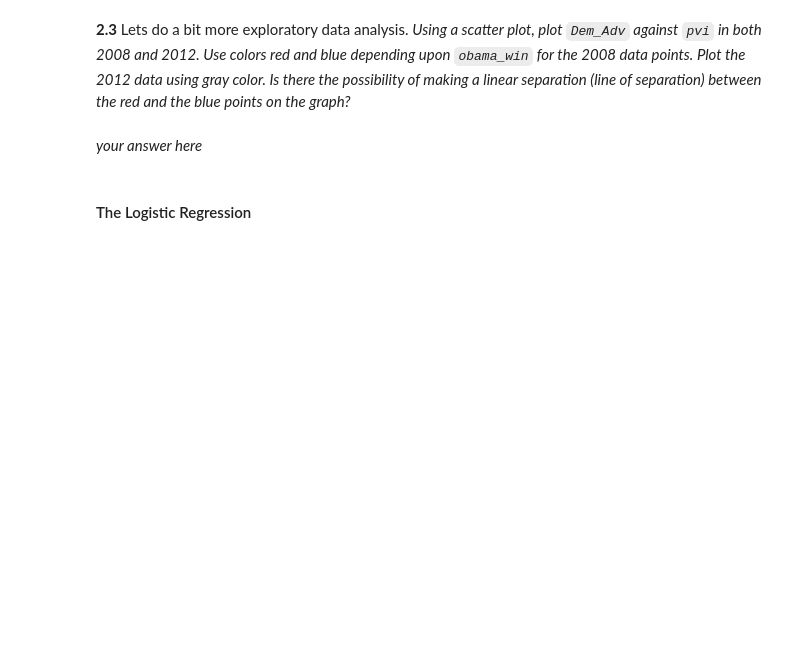
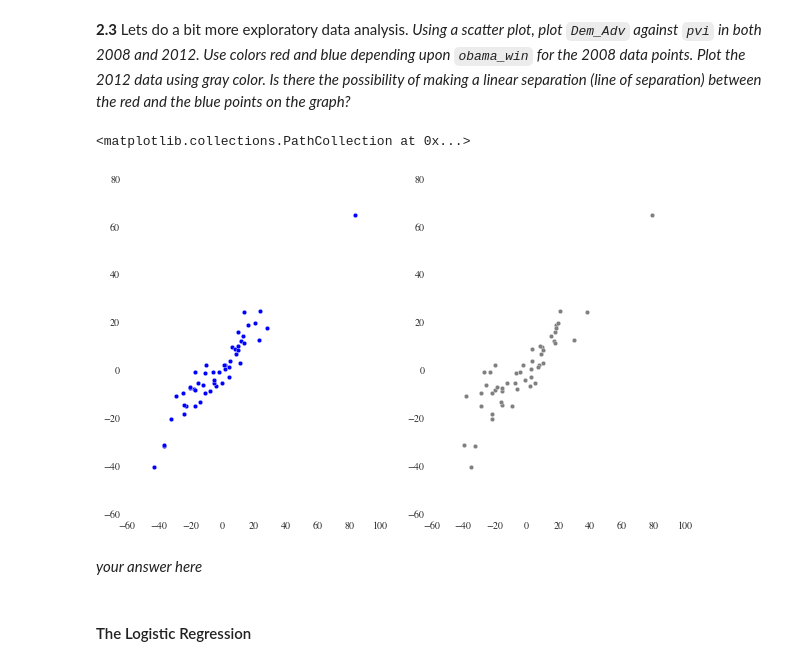
Before and after one commit to imantdaunhawer/content_2013, a Jupyter notebook: HW2.ipynb, the cells around one changed output. Drawn from its saved outputs; the diff is of its cells as text; code cells hidden in the pictures; blank space fills up the shorter version.

Commit message:
HW1 solved until 2.3 (excl). Continue at TODO

```diff
--- a/HW2.ipynb
+++ b/HW2.ipynb
@@ -877,3 +936,13 @@ results2012.head()
+# %%
+#your code here
+fig, axs = plt.subplots(1,2)
+axs[0].scatter(e2008.pvi, e2012.Dem_Adv)
+axs[1].scatter(e2012.pvi, e2012.Dem_Adv, c="gray")
+
+# TODO color the points in subplot 1 by color (republican vs democrat)
+# %% [output]
+<matplotlib.collections.PathCollection at 0x...>
+[figure, added]
 # %% [markdown]
 *your answer here*
 # %% [markdown]
```
Also changed, not shown: parts of 12 cells of this notebook, 1 other file.
